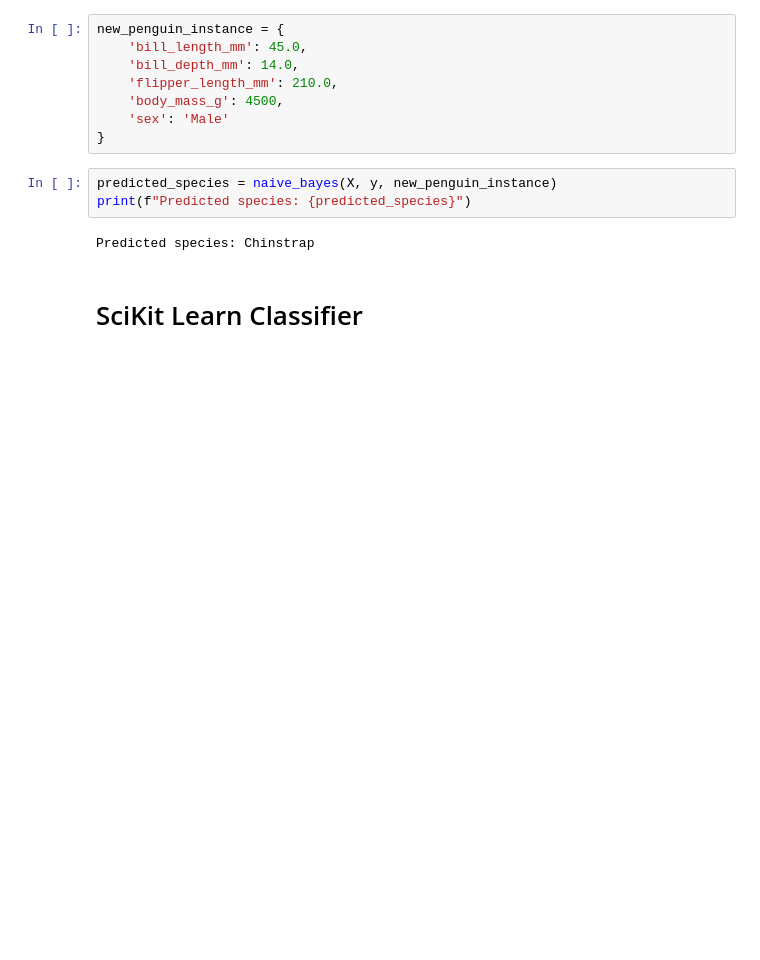
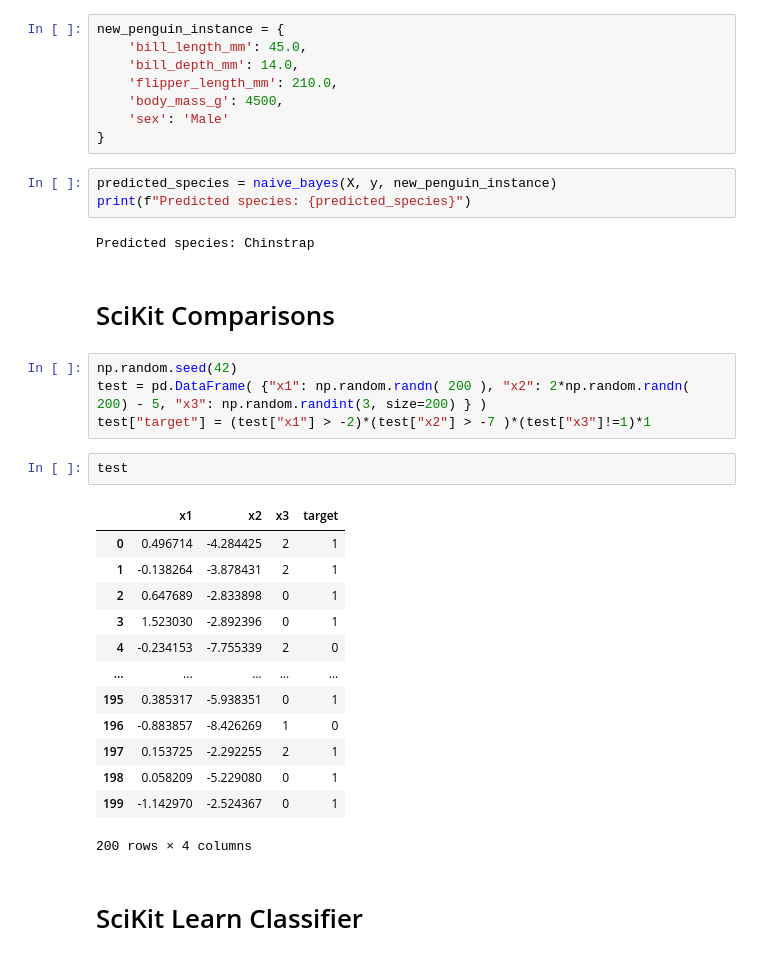
Before and after one commit to michaeledge27/CSCI290, a Jupyter notebook: notebooks/partnerProject2.ipynb, the cells around one changed output. Cells and saved outputs as stored; diff of their text form; blank space fills up the shorter version.

```diff
--- a/notebooks/partnerProject2.ipynb
+++ b/notebooks/partnerProject2.ipynb
@@ -105,5 +105,27 @@ predicted_species = naive_bayes(X, y, new_penguin_instance)
 print(f"Predicted species: {predicted_species}")
 # %% [output]
 Predicted species: Chinstrap
+# %% [markdown]
+# SciKit Comparisons
+# %%
+np.random.seed(42)
+test = pd.DataFrame( {"x1": np.random.randn( 200 ), "x2": 2*np.random.randn( 200) - 5, "x3": np.random.randint(3, size=200) } )
+test["target"] = (test["x1"] > -2)*(test["x2"] > -7 )*(test["x3"]!=1)*1
+# %%
+test
+# %% [output]
+|  | x1 | x2 | x3 | target |
+| 0 | 0.496714 | -4.284425 | 2 | 1 |
+| 1 | -0.138264 | -3.878431 | 2 | 1 |
+| 2 | 0.647689 | -2.833898 | 0 | 1 |
+| 3 | 1.523030 | -2.892396 | 0 | 1 |
+| 4 | -0.234153 | -7.755339 | 2 | 0 |
+| ... | ... | ... | ... | ... |
+| 195 | 0.385317 | -5.938351 | 0 | 1 |
+| 196 | -0.883857 | -8.426269 | 1 | 0 |
+| 197 | 0.153725 | -2.292255 | 2 | 1 |
+| 198 | 0.058209 | -5.229080 | 0 | 1 |
+| 199 | -1.142970 | -2.524367 | 0 | 1 |
+200 rows × 4 columns
 # %% [markdown]
 # SciKit Learn Classifier
```
